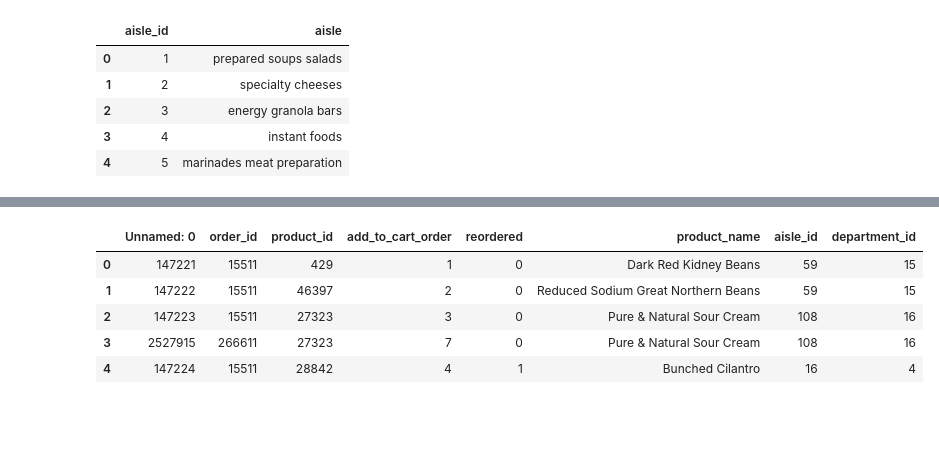
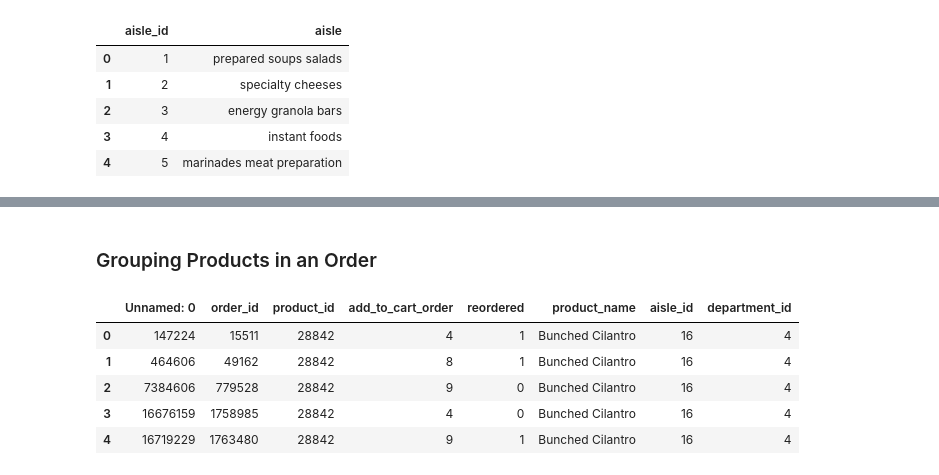
Before and after one commit to 1carew1/instacart_investigation, a Jupyter notebook: Assignment_2_ARM.ipynb, the cells around one changed output, grey strips where cells are left out. Cells and saved outputs as stored; diff of their text form; code cells hidden in the pictures; blank space fills up the shorter version.

```diff
--- a/Assignment_2_ARM.ipynb
+++ b/Assignment_2_ARM.ipynb
@@ -101,0 +103,10 @@ aisles.head()
+# %%
+product_order_frequency = (orders_products
+                           .groupby("product_id")
+                           .size()
+                           .reset_index(name="count")
+                           .sort_values(by=['count'], ascending=False)
+                          )
+mean_order_frequency = round(product_order_frequency["count"].mean())
+least_orderer_products = product_order_frequency.query("count <= " + str(mean_order_frequency))
+least_orderer_products.head()
@@ -101,0 +122,4 @@ aisles.head()
+# %%
+# Only dropping the entry from the order, not the whole order
+often_orders_products =  orders_products[~orders_products['product_id'].isin(least_orderer_products.product_id.tolist())]
+often_orders_products.head()
@@ -102,11 +133,13 @@ aisles.head()
+# %% [markdown]
+### Grouping Products in an Order
 # %%
-products_ordered = orders_products.merge(products, on="product_id")
+products_ordered = often_orders_products.merge(products, on="product_id")
 products_ordered.head()
 # %% [output]
 |  | Unnamed: 0 | order_id | product_id | add_to_cart_order | reordered | product_name | aisle_id | department_id |
-| 0 | 147221 | 15511 | 429 | 1 | 0 | Dark Red Kidney Beans | 59 | 15 |
-| 1 | 147222 | 15511 | 46397 | 2 | 0 | Reduced Sodium Great Northern Beans | 59 | 15 |
-| 2 | 147223 | 15511 | 27323 | 3 | 0 | Pure & Natural Sour Cream | 108 | 16 |
-| 3 | 2527915 | 266611 | 27323 | 7 | 0 | Pure & Natural Sour Cream | 108 | 16 |
-| 4 | 147224 | 15511 | 28842 | 4 | 1 | Bunched Cilantro | 16 | 4 |
+| 0 | 147224 | 15511 | 28842 | 4 | 1 | Bunched Cilantro | 16 | 4 |
+| 1 | 464606 | 49162 | 28842 | 8 | 1 | Bunched Cilantro | 16 | 4 |
+| 2 | 7384606 | 779528 | 28842 | 9 | 0 | Bunched Cilantro | 16 | 4 |
+| 3 | 16676159 | 1758985 | 28842 | 4 | 0 | Bunched Cilantro | 16 | 4 |
+| 4 | 16719229 | 1763480 | 28842 | 9 | 1 | Bunched Cilantro | 16 | 4 |
 # %%
```
Also changed, not shown: parts of 16 cells of this notebook.
